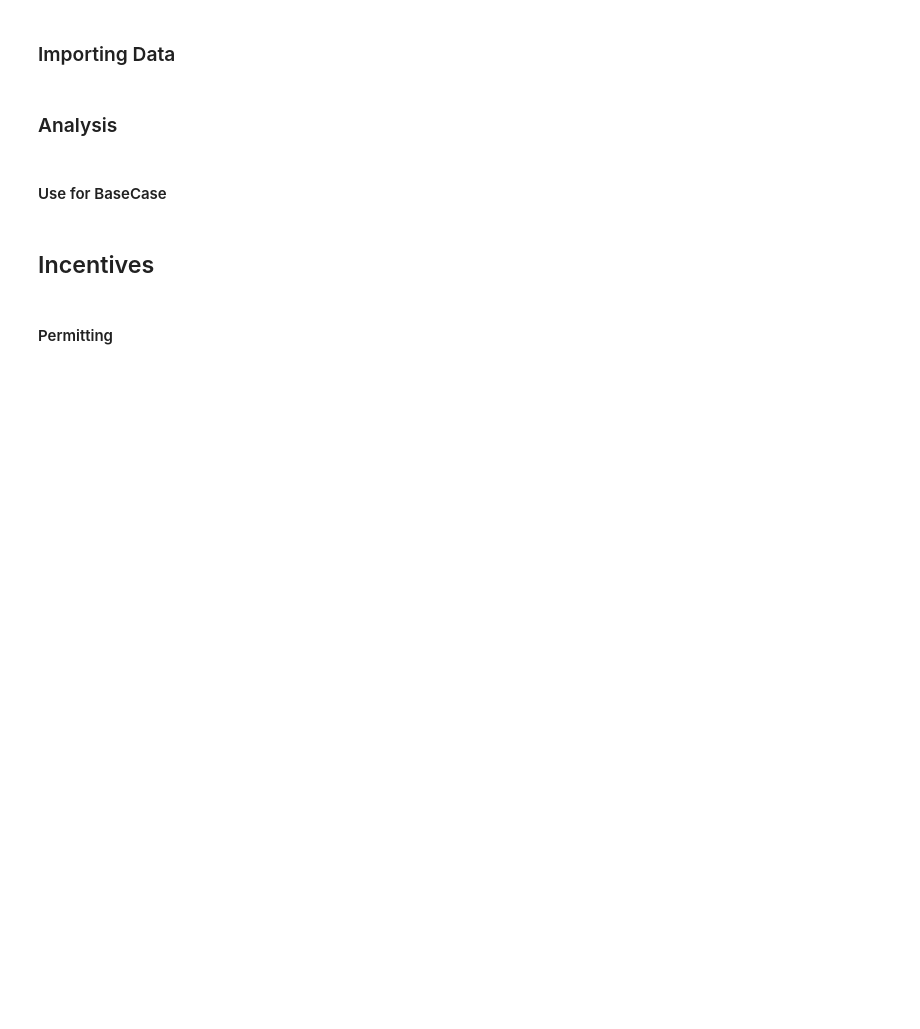
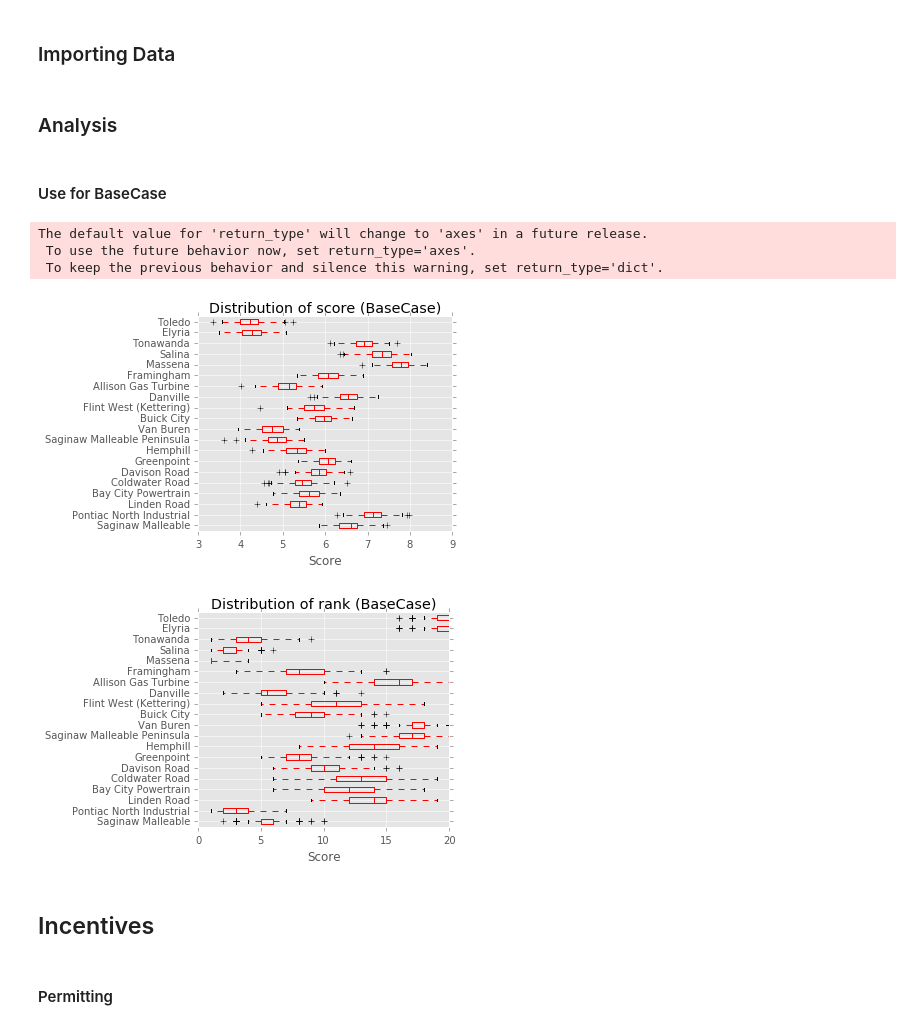
Before and after one commit to smaroukis/site-analysis, a Jupyter notebook: Sensitivity-Analysis-Part-Deux.ipynb, the cells around one changed output. Drawn from its saved outputs; the diff is of its cells as text; code cells hidden in the pictures; blank space fills up the shorter version.

```diff
--- a/Sensitivity-Analysis-Part-Deux.ipynb
+++ b/Sensitivity-Analysis-Part-Deux.ipynb
@@ -39,3 +40,40 @@ t2 = '$N=100$, $\sigma = 1$'
+# %%
+qualifier = 'BaseCase'
+t2 = '$N=100$, $\sigma = 1$'
+def plot_res(_type, _qualifiertext, _arr, _n, _wgts, _site_list):
+    # _type is 'score' or 'rank'
+    score_list = []
+
+    if _type == 'score':
+        for i in range(0, _n):
+            score_list.append(pd.Series(data=np.sum(np.dot(_arr[:, :, i], _wgts), axis=1), index=[k for k in _site_list]))
+    if _type == 'rank':
+        for i in range(0, _n):
+            score_list.append(pd.Series(data=np.sum(np.dot(_arr[:, :, i], _wgts), axis=1), index=[k for k in _site_list]).rank(ascending=False))
+
+    scores = pd.DataFrame(score_list)
+
+    # Plot as 10 historgrams of distribution of scores
+    bp = scores.boxplot(vert=0, sym='red')
+    plt.setp(bp['boxes'], color='red')
+    plt.setp(bp['whiskers'],color='red')
+    plt.setp(bp['fliers'],color='red')
+    plt.tight_layout()
+    plt.xlabel('Score')
+    plt.title('Distribution of ' + _type + ' (' + _qualifiertext + ')')
+    plt.savefig(r'results/' + _qualifiertext + r'_' + _type + '.png', transparent=True, dpi=1000)
+    plt.show()
+
+    return scores
+
+basescores = plot_res('score', qualifier, results, N, wgts, site_list)
+baseranks = plot_res('rank', qualifier, results, N, wgts, site_list)
+# %% [output]
+The default value for 'return_type' will change to 'axes' in a future release.
+ To use the future behavior now, set return_type='axes'.
+ To keep the previous behavior and silence this warning, set return_type='dict'.
+[figure, added]
+[figure, added]
 # %% [markdown]
 ## Incentives
 # %%
```
Also changed, not shown: parts of 5 cells of this notebook, 12 other files.
